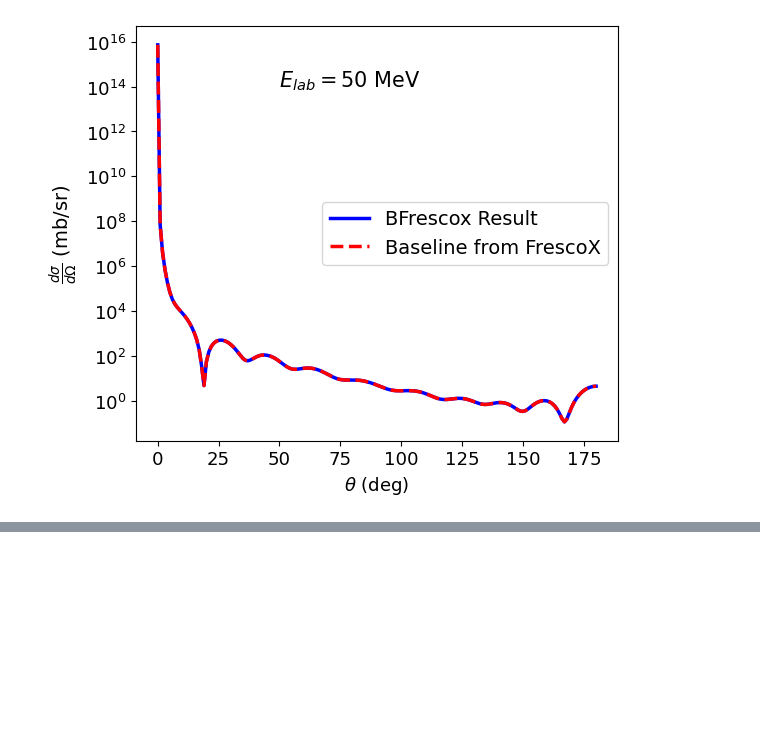
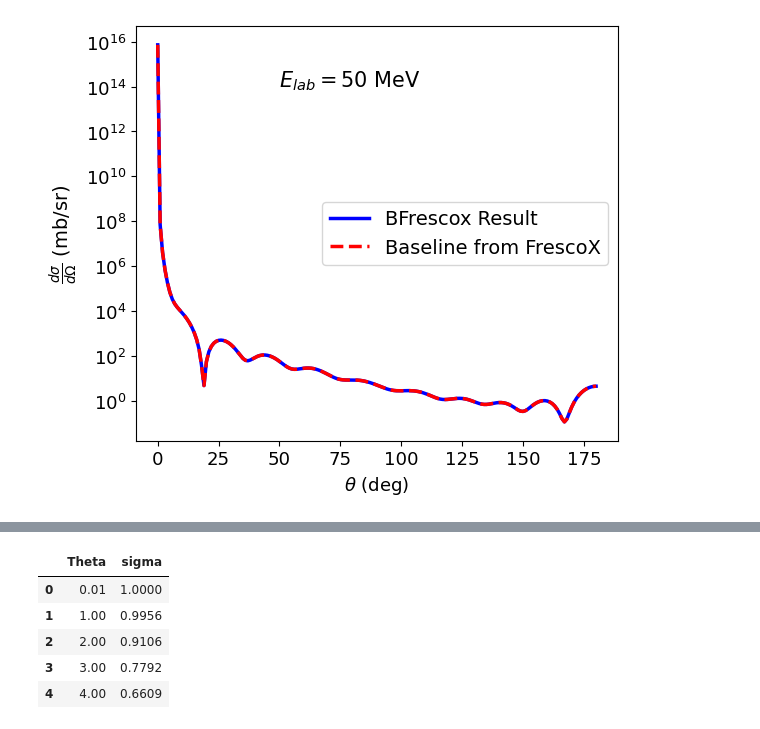
Before and after one commit to bandframework/Bfrescox, a Jupyter notebook: book/notebooks/elastic_from_template_example.ipynb, the cells around one changed output, grey strips where cells are left out. Saved outputs shown, nothing was run; the diff lists cells and outputs as text; code cells hidden in the pictures; blank space fills up the shorter version.

```diff
--- a/book/notebooks/elastic_from_template_example.ipynb
+++ b/book/notebooks/elastic_from_template_example.ipynb
@@ -245,0 +298,10 @@ print(results["channel_1"].head())
+# %%
+results = bfrescox.parse_fort16(Path("fort.16"))
+display(results["channel_1"].head())
+# %% [output]
+|  | Theta | sigma |
+| 0 | 0.01 | 1.0000 |
+| 1 | 1.00 | 0.9956 |
+| 2 | 2.00 | 0.9106 |
+| 3 | 3.00 | 0.7792 |
+| 4 | 4.00 | 0.6609 |
```
Also changed, not shown: parts of 24 cells of this notebook, 22 other files.
